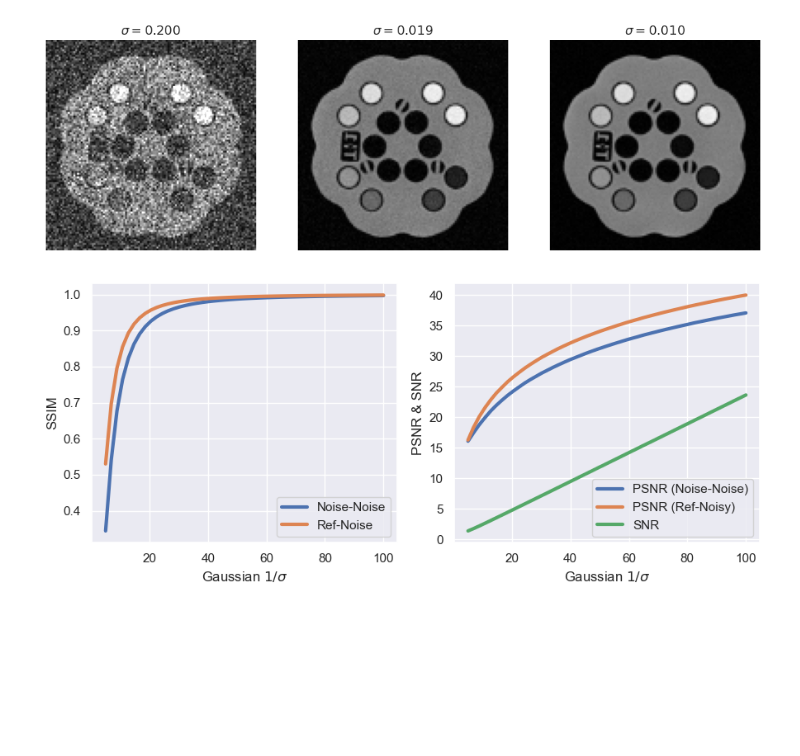
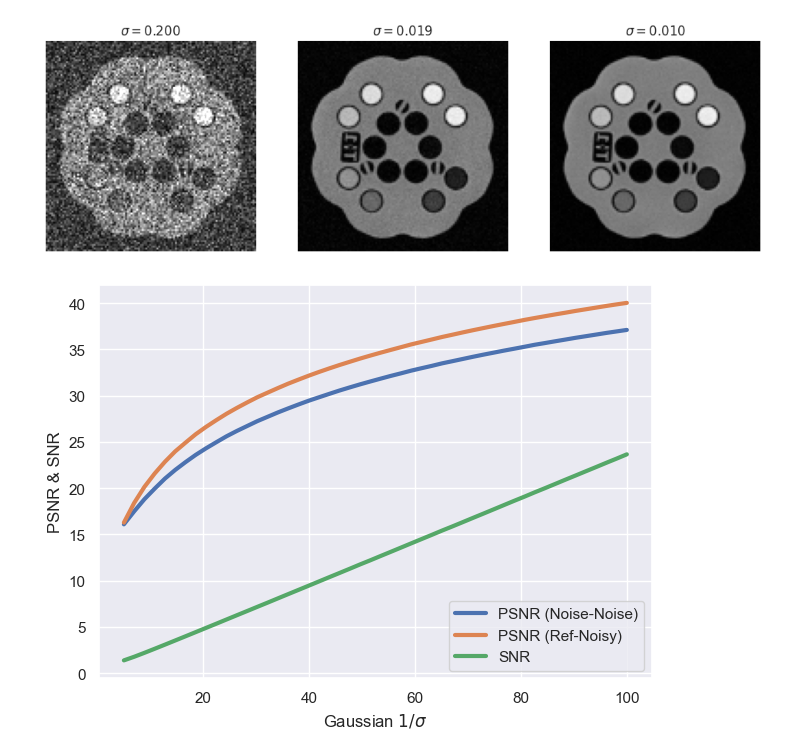
Before and after one commit to UNITY-Physics/unity_qa_paper, a Jupyter notebook: notebooks/PSNR.ipynb, the cells around one changed output. Saved outputs shown, nothing was run; the diff lists cells and outputs as text; code cells hidden in the pictures; blank space fills up the shorter version.

Commit message:
Updated without SSIM

```diff
--- a/notebooks/PSNR.ipynb
+++ b/notebooks/PSNR.ipynb
@@ -303,18 +183,0 @@ Anova SSIM between sites. p=3.69e-13
-# %%
-fig, axes = plt.subplots(2,1,figsize=(8,4))
-keys = ['PSNR', 'SSIM']
-for i in range(2):
-    ax = axes[np.unravel_index(i, axes.shape)]
-    sns.violinplot(data=df, x='SoftwareVersions', y=keys[i], hue='SoftwareVersions',  alpha=1, cut=0, ax=ax)
-
-axes[0].set_xlabel(None)
-axes[0].set_xticklabels([])
-
-plt.tight_layout()
-plt.show()
-
-PSNR_anova = sm.stats.anova_oneway(df.PSNR, groups=df.SoftwareVersions)
-print(f"Anova PSNR between SW. p={PSNR_anova.pvalue:.2e}")
-
-SSIM_anova = sm.stats.anova_oneway(df.SSIM, groups=df.SoftwareVersions)
-print(f"Anova SSIM between SW. p={SSIM_anova.pvalue:.2e}")
@@ -547,8 +380,6 @@ n_iter = 100
 
 mat_psnr = np.zeros([n_iter, len(noise_levels)])
 mat_psnr_ref = np.zeros_like(mat_psnr)
-mat_ssim = np.zeros_like(mat_psnr)
-mat_ssim_ref = np.zeros_like(mat_psnr)
 mat_snr = np.zeros_like(mat_psnr)
 
 for i,s in tqdm(enumerate(noise_levels)):
@@ -560,36 +391,25 @@ for i,s in tqdm(enumerate(noise_levels)):
         _, PSNR_ref = calc_psnr(data_rs, img2, seg_rs)
 
         SNR = calc_snr_diff(img1, img2, BG_rs)
-        mSSIM = calc_ssim(img1, img2, seg_rs)
-        mSSIM_ref = calc_ssim(data_rs, img2, seg_rs)
 
-        mat_ssim[k,i] = mSSIM
-        mat_ssim_ref[k,i] = mSSIM_ref
         mat_psnr[k,i] = PSNR
         mat_psnr_ref[k,i] = PSNR_ref
         mat_snr[k,i] = SNR
 # %%
 sns.set_theme()
 
-fig, axes = plt.subplots(1,2,figsize=(9,4))
-ax = axes[0]
-ax.plot(noise_levels, np.mean(mat_ssim, axis=0), linewidth=3, label='Noise-Noise')
-ax.plot(noise_levels, np.mean(mat_ssim_ref, axis=0), linewidth=3, label='Ref-Noise')
-ax.set_ylabel("SSIM")
-
-ax = axes[1]
+fig, axes = plt.subplots(1,1)
+ax = axes
 ax.plot(noise_levels, np.mean(mat_psnr, axis=0), linewidth=3, label='PSNR (Noise-Noise)')
 ax.plot(noise_levels, np.mean(mat_psnr_ref, axis=0), linewidth=3, label='PSNR (Ref-Noisy)')
 ax.plot(noise_levels, np.mean(mat_snr, axis=0), linewidth=3, label='SNR')
 
 ax.set_ylabel('PSNR & SNR')
-
-for ax in axes:
-    ax.set_xlabel(r'Gaussian $1/\sigma$')
-    ax.legend(loc='lower right')
+ax.set_xlabel(r'Gaussian $1/\sigma$')
+ax.legend(loc='lower right')
 
 plt.tight_layout()
 plt.savefig('../results/figureS4_SNR_simulation.png', dpi=300)
 plt.show()
 # %% [output]
-[figure, old version]
+[figure, new version]
```
Also changed, not shown: parts of 29 cells of this notebook.
